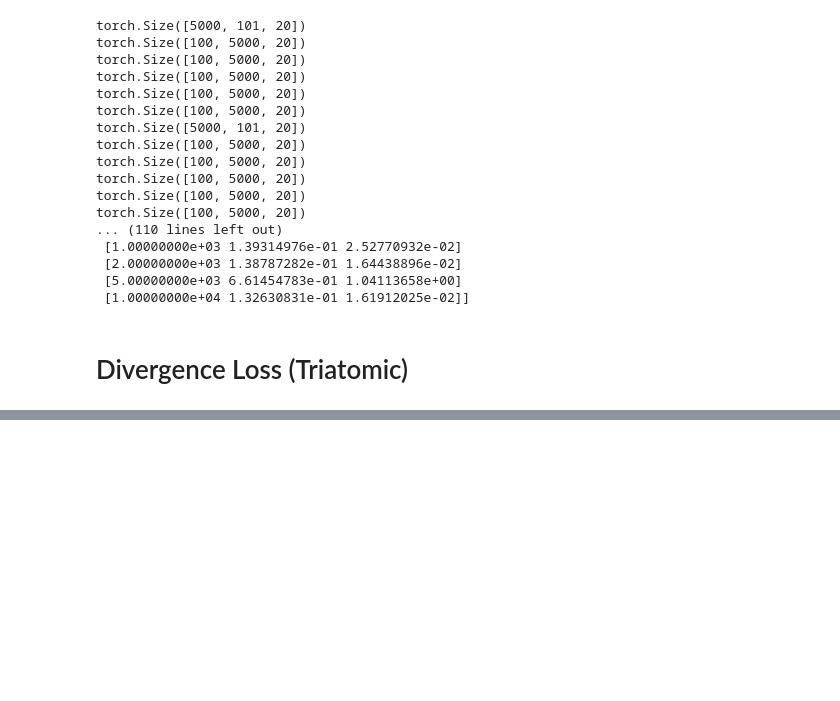
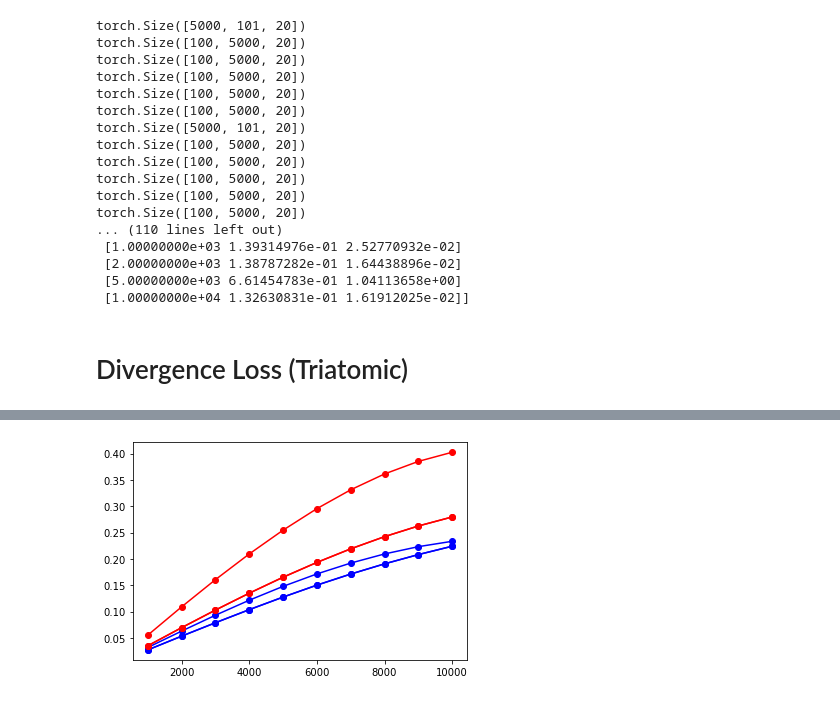
Before and after one commit to jakublala/md-neural-ode, a Jupyter notebook: playground.ipynb, the cells around one changed output, grey strips where cells are left out. Cells and saved outputs as stored; diff of their text form; code cells hidden in the pictures; blank space fills up the shorter version.

```diff
--- a/playground.ipynb
+++ b/playground.ipynb
@@ -1000 +1075,44 @@ torch.Size([100, 5000, 20])
+# %%
+data_true = np.load('results/spring/data_explicit.npy')
+data_model = np.load('results/spring/data_model.npy')
+
+dt = 0.1
+
+means_x = []
+stds_x = []
+
+means_v = []
+stds_v = []
+
+traj_lengths = list(range(1000, 10001, 1000))
+
+
+for i, l in enumerate(traj_lengths):
+
+    # abs difference
+    diff_x = np.mean(np.abs(data_model[:, 1:l+1, :, 1] - data_true[:, 1:l+1, :, 1]), axis=1)
+    diff_v = np.mean(np.abs(data_model[:, 1:l+1, :, 0] - data_true[:, 1:l+1, :, 0]), axis=1)
+
+
+    # mean across samples
+    mean_x = np.mean(diff_x, axis=0)
+    mean_v = np.mean(diff_v, axis=0)
+    std_x = np.std(diff_x, axis=0)
+    std_v = np.std(diff_v, axis=0)
+
+    means_x.append(mean_x)
+    stds_x.append(std_x)
+    means_v.append(mean_v)
+    stds_v.append(std_v)
+
+
+
+plt.plot(traj_lengths, means_x, 'bo-')
+plt.plot(traj_lengths, means_v, 'ro-')
+# plt.errorbar(traj_lengths, means_x, stds_x, fmt='bo')
+# plt.errorbar(traj_lengths, means_v, stds_v, fmt='ro')
+
+plt.show()
+# %% [output]
+[figure, added]
 # %%
```
Also changed, not shown: parts of 6 cells of this notebook, 20 other files.
